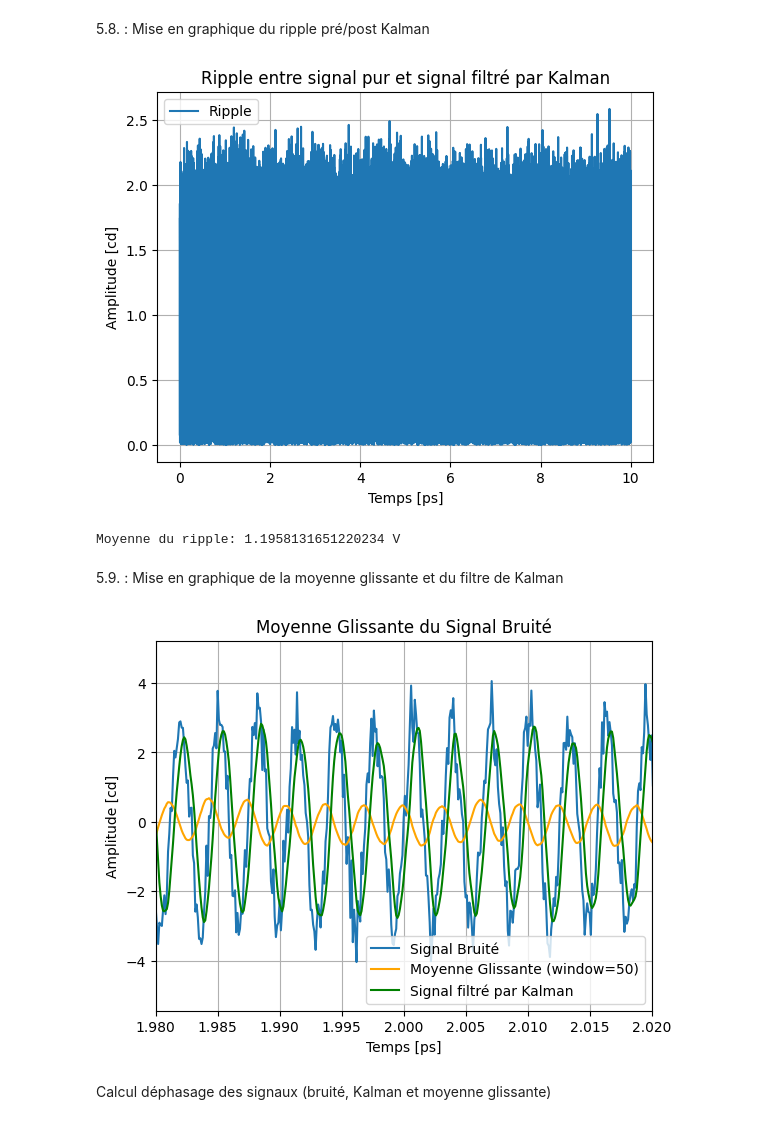
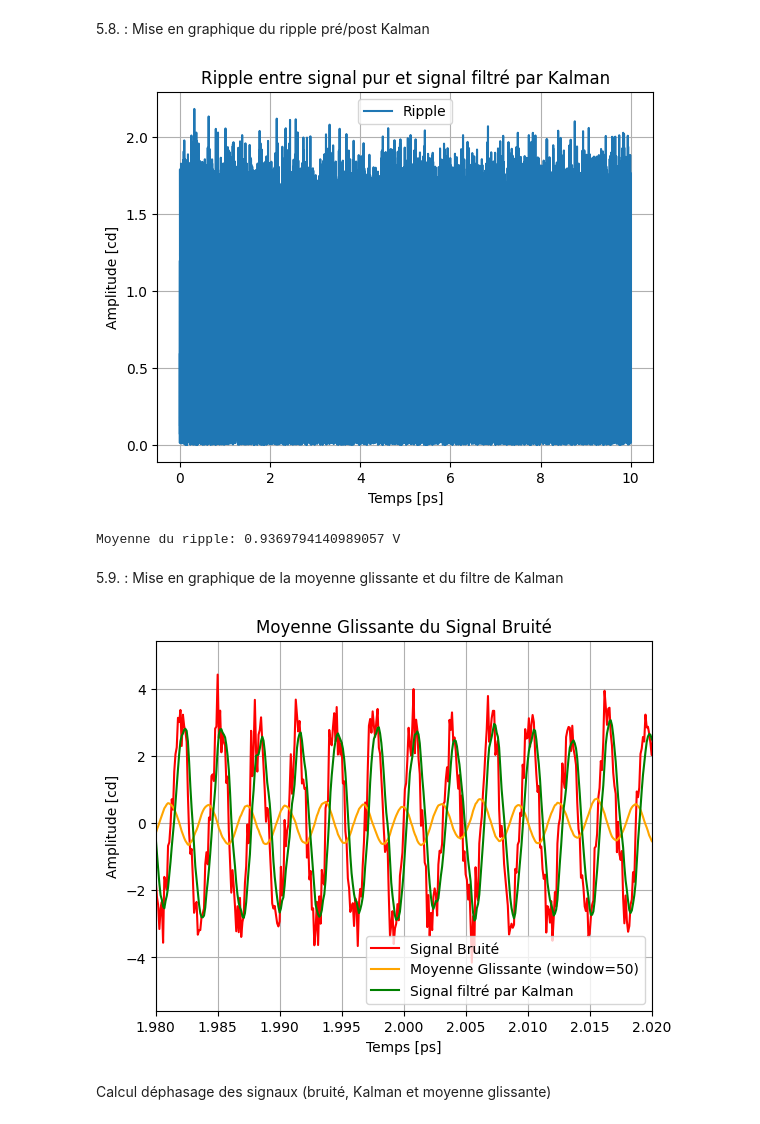
Before and after one commit to Trenzalore91/EI---KF, a Jupyter notebook: Untitled-1.ipynb, the cells around one changed output. Drawn from its saved outputs; the diff is of its cells as text; code cells hidden in the pictures.

```diff
--- a/Untitled-1.ipynb
+++ b/Untitled-1.ipynb
@@ -113,14 +113,14 @@ class SignalFilter:
         y = self.gain * lfilter(b, a, self.signal)
         return y
 
-    def Filtre_kalman(self, Sortie_Filtre, Q_Kalman, P_Kalman, X_Kalman):
+    def Filtre_kalman(self, Sortie_Filtre, R_Kalman, P_Kalman, X_Kalman):
         tau = 1 / (2 * pi * self.fc)
         Kalman_A = exp(-(self.fs*1e-12)/tau)
         Kalman_B = self.gain*(1-exp(-(self.fs*1e-12)/tau))
         Kalman_C = 1.
 
-        Kalman_Q0 = Q_Kalman #0.1 #np.eye(1)*W_Noise_STD**2
-        Kalman_R0 = self.Noise_STD**2 #np.eye(1)*W_Noise_STD**2
+        Kalman_Q0 = self.Noise_STD**2 #Q_Kalman #0.1 #np.eye(1)*W_Noise_STD**2
+        Kalman_R0 = R_Kalman #np.eye(1)*W_Noise_STD**2
         Kalman_P0 = P_Kalman #1. #np.eye(1)*1.
         Kalman_x0 = X_Kalman #0. #np.eye(1)*0.
 
@@ -234,7 +234,8 @@ Variables pour les coefficients de la représentation d'état pour le filtre de
     / Kalman_P est la matrice de covariance de l'état initial
     / Kalman_x est le vecteur d'état initial
 # %%
-Kalman_Q0 = 0.1 #np.eye(1)*W_Noise_STD**2
+#Kalman_Q0 = 0.1 #np.eye(1)*W_Noise_STD**2
+Kalman_R0 = 0.1 #np.eye(1)*W_Noise_STD**2
 #Kalman_R0 = W_Noise_STD**2 #np.eye(1)*W_Noise_STD**2
 Kalman_P0 = 1. #np.eye(1)*1.
 Kalman_x0 = 0. #np.eye(1)*0.
@@ -386,7 +387,7 @@ Section 4 : Filtre de Kalman
 # %% [markdown]
 Filtre de Kalman par filtrepy et utilisation de la fonction précédemment créée
 # %%
-filtered, kalman_gains = Filtre.Filtre_kalman(Somme_Filtre, Kalman_Q0, Kalman_P0, Kalman_x0)
+filtered, kalman_gains = Filtre.Filtre_kalman(Somme_Filtre, Kalman_R0, Kalman_P0, Kalman_x0)
 # %% [markdown]
 Calcul du ripple pré et post filtre de Kalman
 # %%
@@ -551,23 +586,23 @@ plt.show()
 
 print("Moyenne du ripple:", np.mean(ripple), "V")
 # %% [output]
-[figure, old version]
+[figure, new version]
-Moyenne du ripple: 1.1958131651220234 V
+Moyenne du ripple: 0.9369794140989057 V
 # %% [markdown]
 5.9. : Mise en graphique de la moyenne glissante et du filtre de Kalman
 # %%
-plt.plot(Absicisse_Graph, Signal_Bruité, label='Signal Bruité')
+plt.plot(Absicisse_Graph, Signal_Bruité, 'r', label='Signal Bruité')
 plt.plot(Absicisse_Graph[:len(Signal_Moving_Average)], Signal_Moving_Average, label='Moyenne Glissante (window=' + str(Taille_Fenetre_Moyenne_Glissante) + ')', color='orange')
 plt.plot(Absicisse_Graph, filtered, 'g', label='Signal filtré par Kalman')
 plt.title('Moyenne Glissante du Signal Bruité')
 plt.xlabel(Abscisse_Graph_Temporel)
 plt.ylabel(Ordonnée_Graph_Temporel)
 plt.legend()
 plt.xlim(1.98, 2.02)
 plt.grid(True)
 plt.show()
 # %% [output]
-[figure, old version]
+[figure, new version]
 # %% [markdown]
 Calcul déphasage des signaux (bruité, Kalman et moyenne glissante)
 # %%
```
Also changed, not shown: parts of 9 cells of this notebook.
